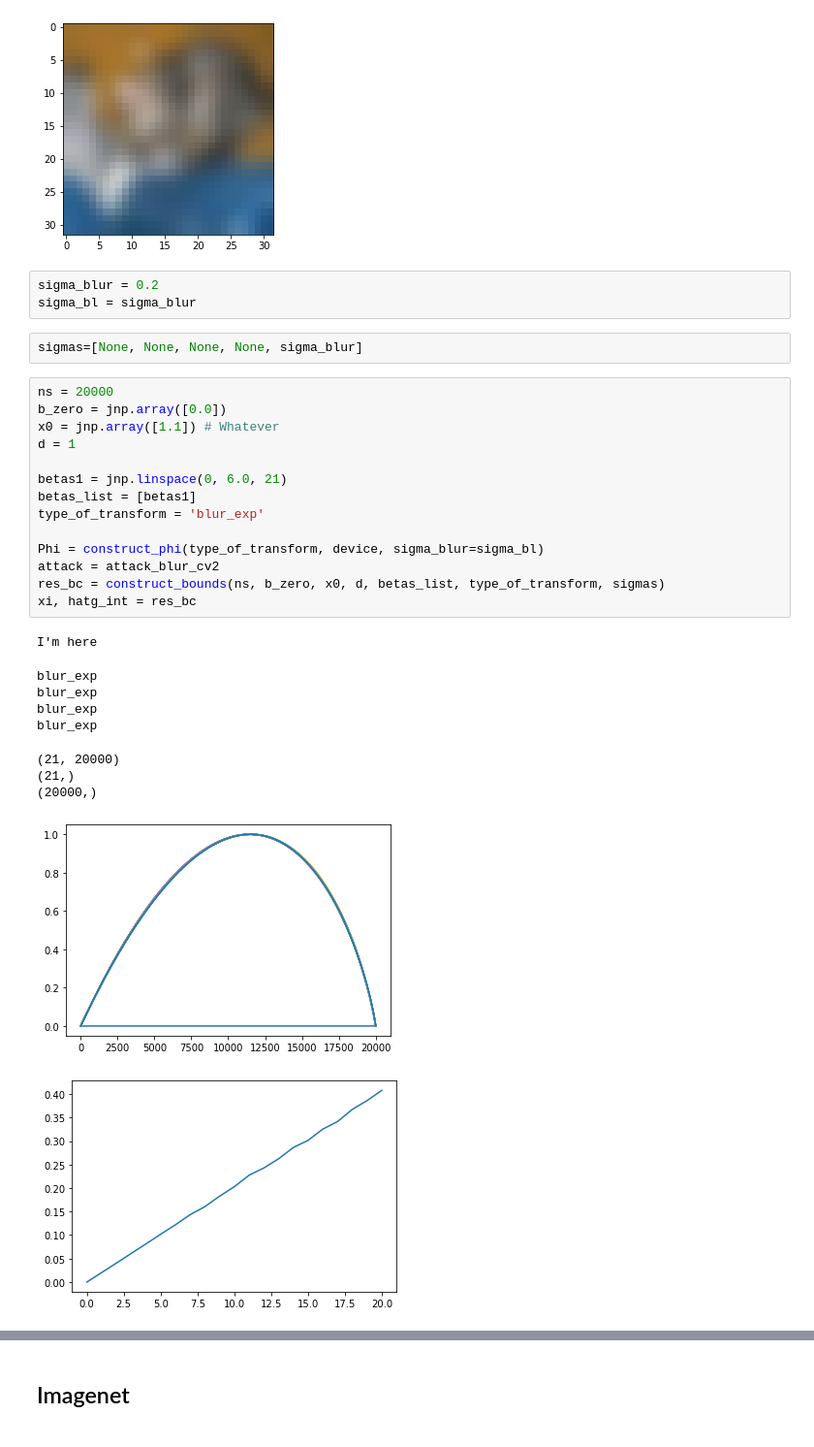
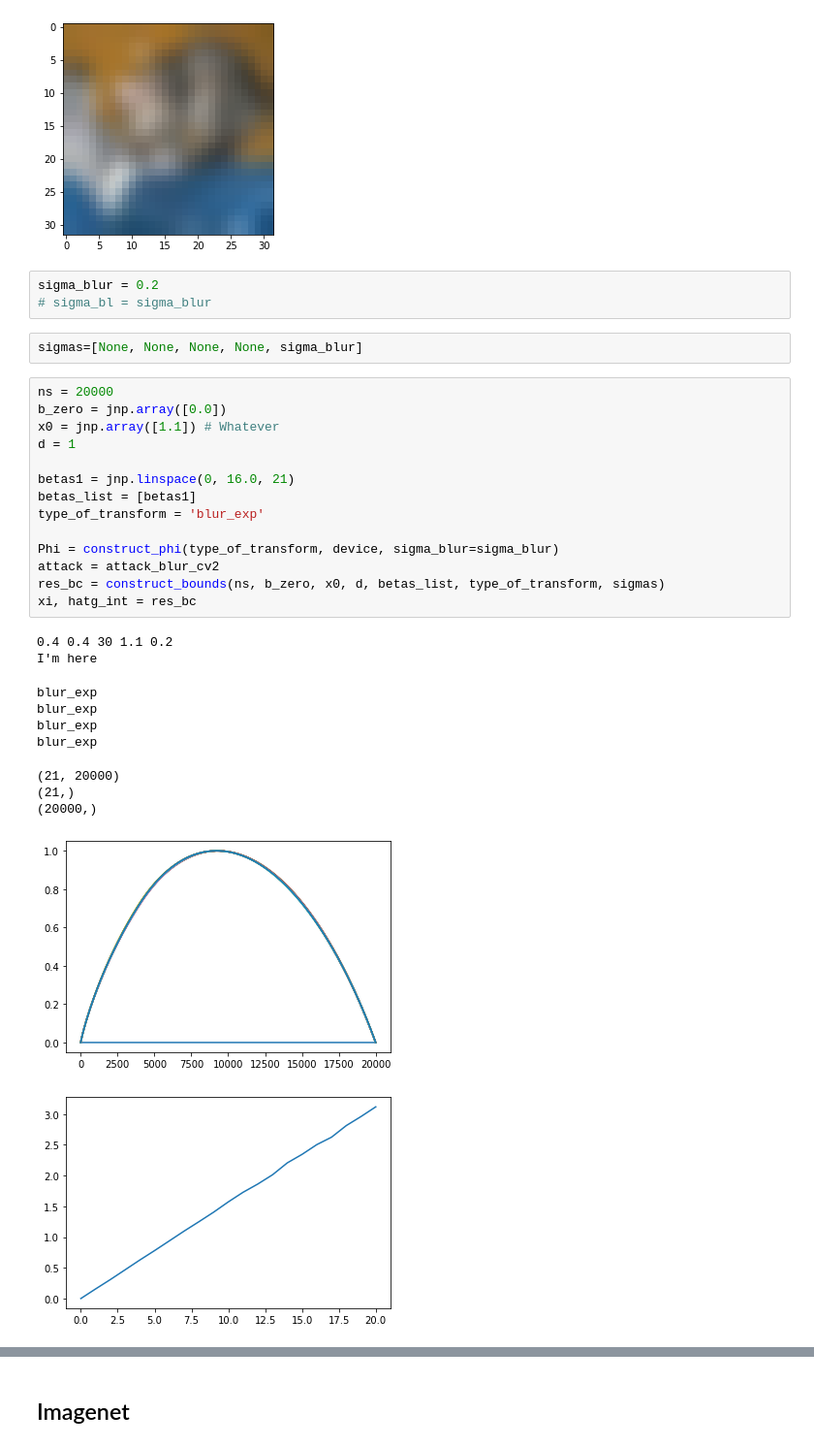
Before and after one commit to dkorzh10/general_lipschitz, a Jupyter notebook: notebooks/main_notebook_2.ipynb, the cells around one changed output, grey strips where cells are left out. Shown at 97% size. Cells and saved outputs as stored; diff of their text form.

```diff
--- a/notebooks/main_notebook_2.ipynb
+++ b/notebooks/main_notebook_2.ipynb
@@ -694,31 +697,32 @@ imshow(blurred[0])
 [figure]
 # %%
 sigma_blur = 0.2
-sigma_bl = sigma_blur
+# sigma_bl = sigma_blur
 # %%
 sigmas=[None, None, None, None, sigma_blur]
 # %%
 ns = 20000
 b_zero = jnp.array([0.0])
 x0 = jnp.array([1.1]) # Whatever
 d = 1
 
-betas1 = jnp.linspace(0, 6.0, 21)
+betas1 = jnp.linspace(0, 16.0, 21)
 betas_list = [betas1]
 type_of_transform = 'blur_exp'
 
-Phi = construct_phi(type_of_transform, device, sigma_blur=sigma_bl)
+Phi = construct_phi(type_of_transform, device, sigma_blur=sigma_blur)
 attack = attack_blur_cv2
 res_bc = construct_bounds(ns, b_zero, x0, d, betas_list, type_of_transform, sigmas)
 xi, hatg_int = res_bc
 # %% [output]
+0.4 0.4 30 1.1 0.2
 I'm here
 blur_exp
 blur_exp
 blur_exp
 blur_exp
 (21, 20000)
 (21,)
 (20000,)
-[figure, old version]
+[figure, new version]
-[figure, old version]
+[figure, new version]
```
Also changed, not shown: parts of 37 cells of this notebook, 16 other files.
